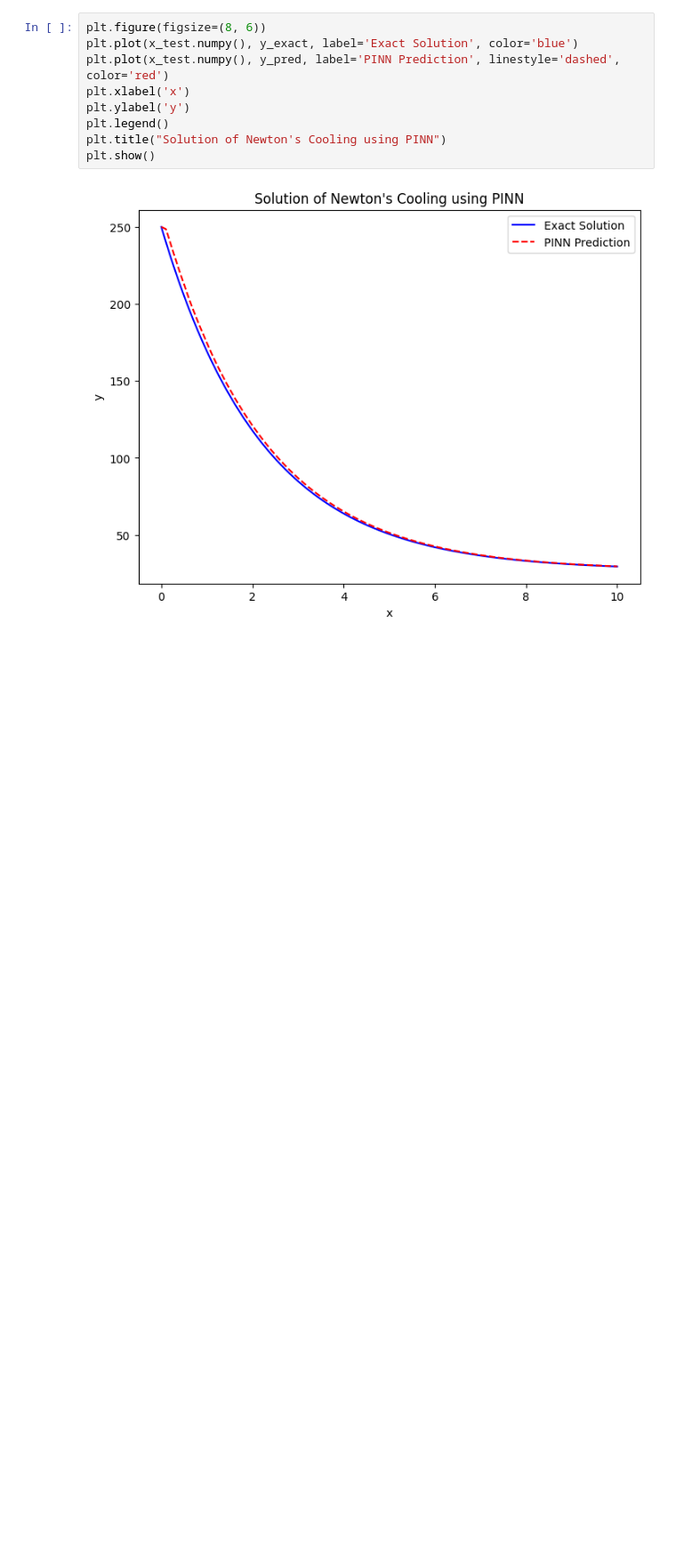
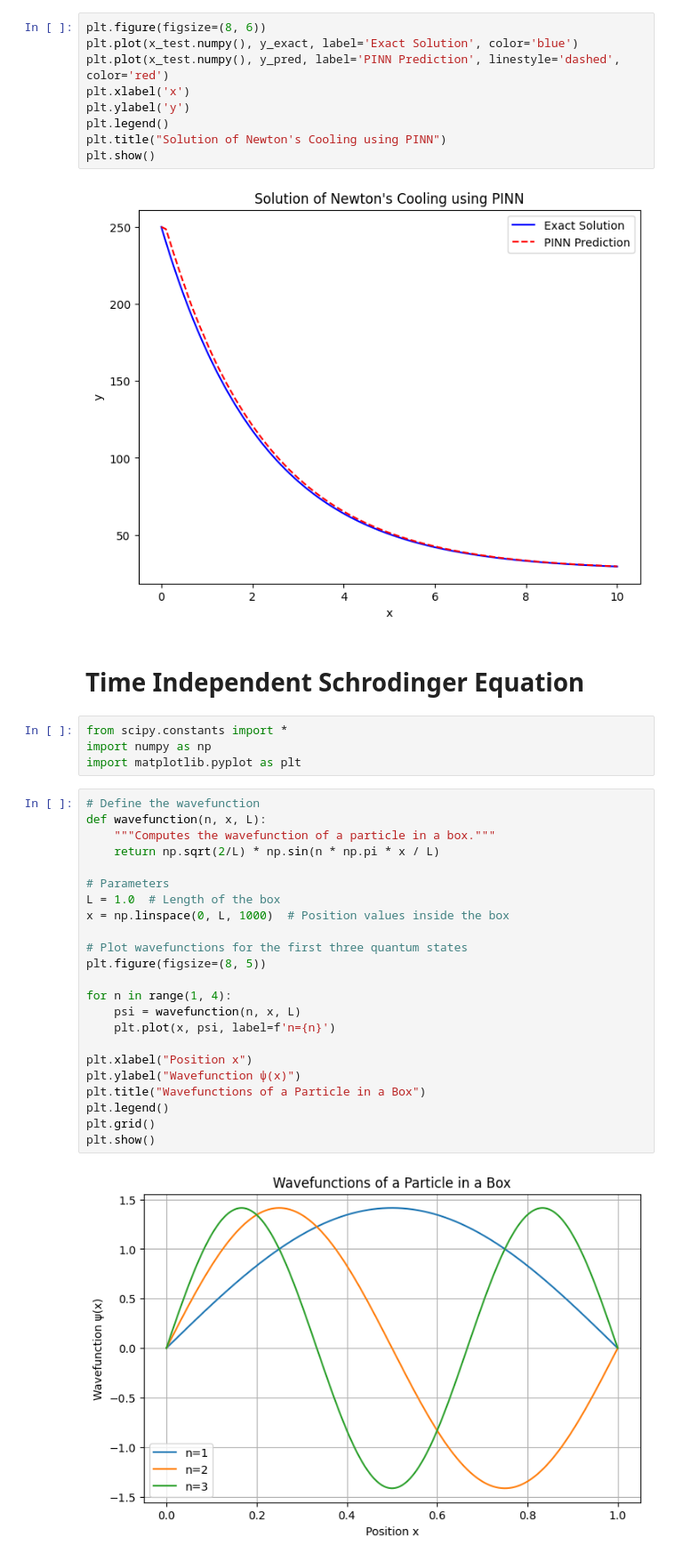
Before and after one commit to AfrozSaqlain/Physics-Informed-Neural-Network, a Jupyter notebook: PINN.ipynb, the cells around one changed output. Shown at 89% size. Saved outputs shown, nothing was run; the diff lists cells and outputs as text; blank space fills up the shorter version.

```diff
--- a/PINN.ipynb
+++ b/PINN.ipynb
@@ -283,3 +283,34 @@ plt.title("Solution of Newton's Cooling using PINN")
 plt.show()
 # %% [output]
 [figure]
+# %% [markdown]
+# Time Independent Schrodinger Equation
+# %%
+from scipy.constants import *
+import numpy as np
+import matplotlib.pyplot as plt
+# %%
+# Define the wavefunction
+def wavefunction(n, x, L):
+    """Computes the wavefunction of a particle in a box."""
+    return np.sqrt(2/L) * np.sin(n * np.pi * x / L)
+
+# Parameters
+L = 1.0  # Length of the box
+x = np.linspace(0, L, 1000)  # Position values inside the box
+
+# Plot wavefunctions for the first three quantum states
+plt.figure(figsize=(8, 5))
+
+for n in range(1, 4):
+    psi = wavefunction(n, x, L)
+    plt.plot(x, psi, label=f'n={n}')
+
+plt.xlabel("Position x")
+plt.ylabel("Wavefunction ψ(x)")
+plt.title("Wavefunctions of a Particle in a Box")
+plt.legend()
+plt.grid()
+plt.show()
+# %% [output]
+[figure, added]
```
Also changed, not shown: parts of 8 cells of this notebook.
